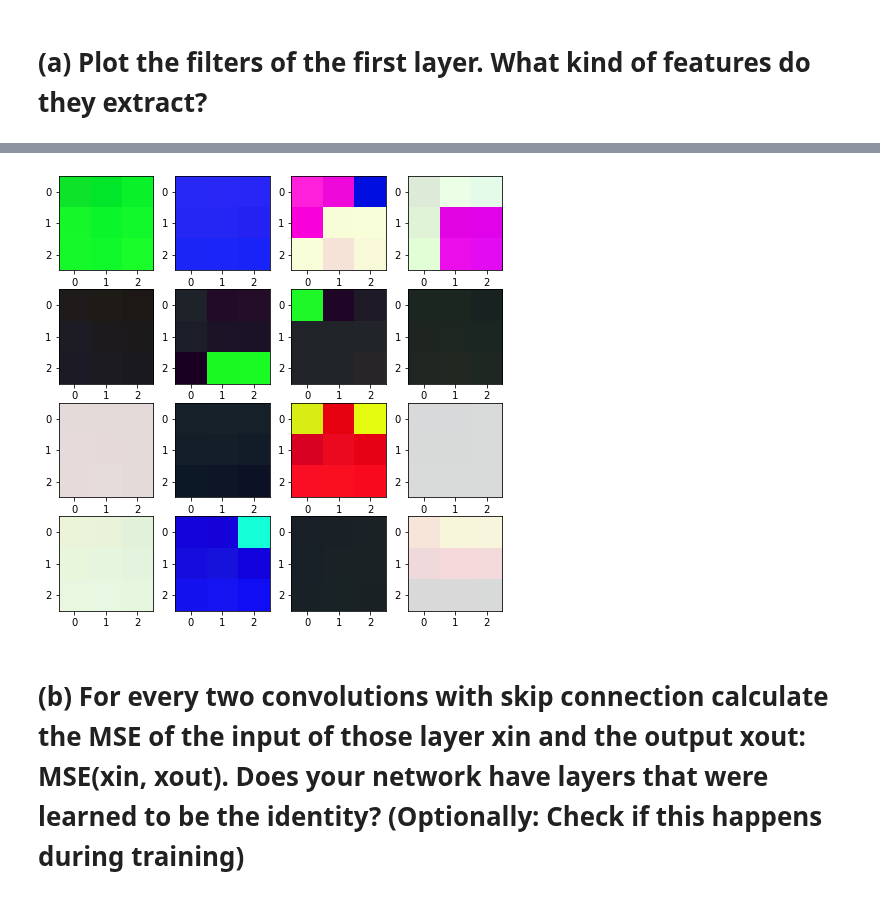
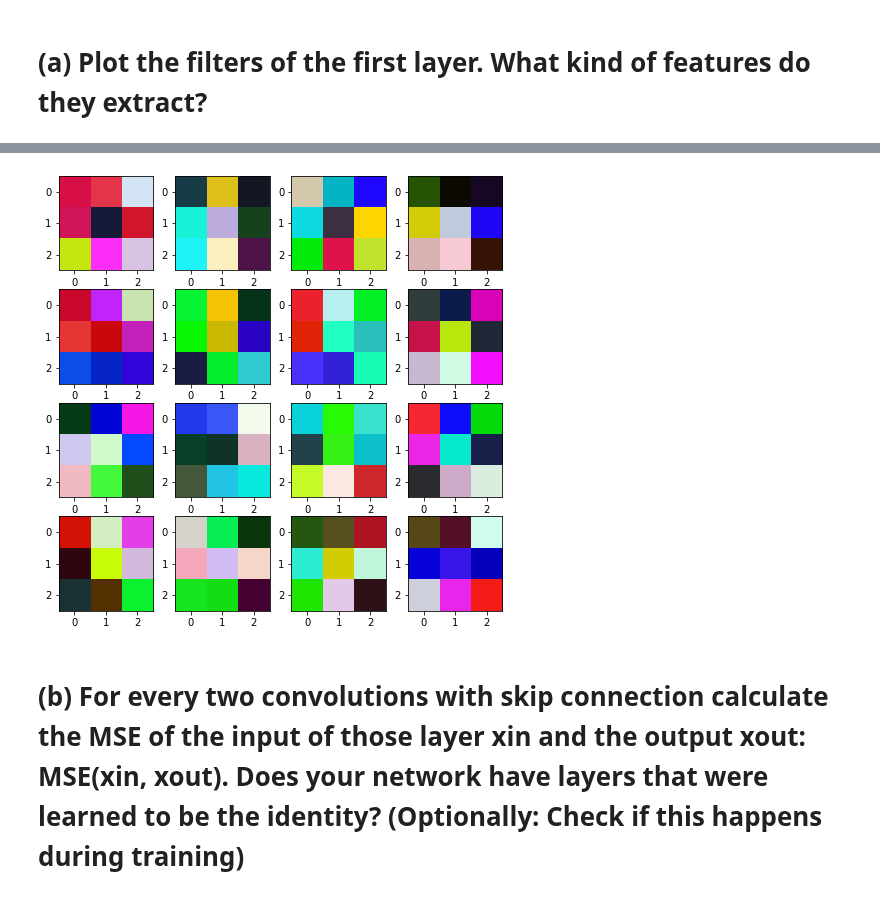
Before and after one commit to pwl482/patrec_2020, a Jupyter notebook: Assignment_10/ResNet_CNN.ipynb, the cells around one changed output, grey strips where cells are left out. Saved outputs shown, nothing was run; the diff lists cells and outputs as text; code cells hidden in the pictures.

```diff
--- a/Assignment_10/ResNet_CNN.ipynb
+++ b/Assignment_10/ResNet_CNN.ipynb
@@ -77,6 +77,8 @@ class ResNetLike(nn.Module):
 
 
   def forward(self, x):
+    self.MSE_losses = []
+    MSE_func = nn.MSELoss()
     y = self.start(x)
     block1_counter = 0
     for i in self.i_list:
@@ -85,10 +87,12 @@ class ResNetLike(nn.Module):
             y = self.block1_list[block1_counter](y)
             y += identity
             block1_counter += 1
+            self.MSE_losses.append((i,n,MSE_func(identity, y)))
 #         if i != self.i_list[-1]:
         identity = y
         y = self.block2_list[i](y)
         y += self.identity_scale_list[i](identity)
+        self.MSE_losses.append((i,self.depth_n,MSE_func(self.identity_scale_list[i](identity), y)))
         y = self.add_channels_list[i](y)
 #         else:
 #             identity = y
@@ -311,5 +317,7 @@ Estimated Total Size (MB): 10.51
 # %%
+n = 3 #1-5 tested, 3 was the best in test accuracy
+resnet_model = ResNetLike(depth_n=n)
 resnet_model = resnet_model.cuda()
-resnet_optim = optim.Adam(resnet_model.parameters(), lr=1e-3)
-resnet_losses = train(resnet_model, resnet_optim, (train_loader, test_loader), max_epochs=50)
+resnet_optim = optim.Adam(resnet_model.parameters(), lr=1e-5)
+resnet_losses = train(resnet_model, resnet_optim, (train_loader, test_loader), max_epochs=20)
 # %% [output]
@@ -375,14 +409,13 @@ Validation complete! Validation loss: 1216.284890, Validation accuracy: 11.02%
 # %%
-#for param in model.parameters():
 fig = plt.figure(figsize=(8, 8))
 columns = 4
 rows = 4
 for i, img in enumerate(next(resnet_model.parameters()).data):
     img = img.permute(1, 2, 0).cpu().numpy()
     fig.add_subplot(rows, columns, i+1)
-    plt.imshow(img.astype('uint8'))
+    plt.imshow((img * 255).astype(np.uint8))
 plt.show()
 # %% [output]
-[figure, old version]
+[figure, new version]
 # %% [markdown]
 # (b) For every two convolutions with skip connection calculate the MSE of the input of those layer xin and the output xout: MSE(xin, xout). Does your network have layers that were learned to be the identity? (Optionally: Check if this happens during training)
```
Also changed, not shown: parts of 20 cells of this notebook.
